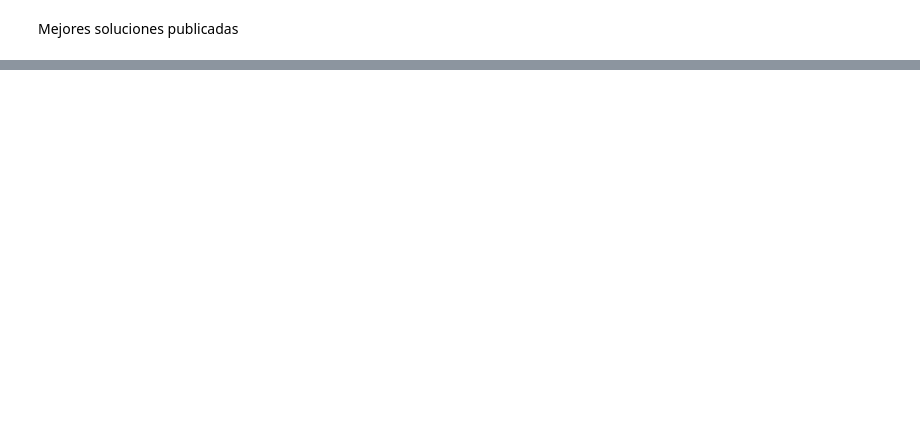
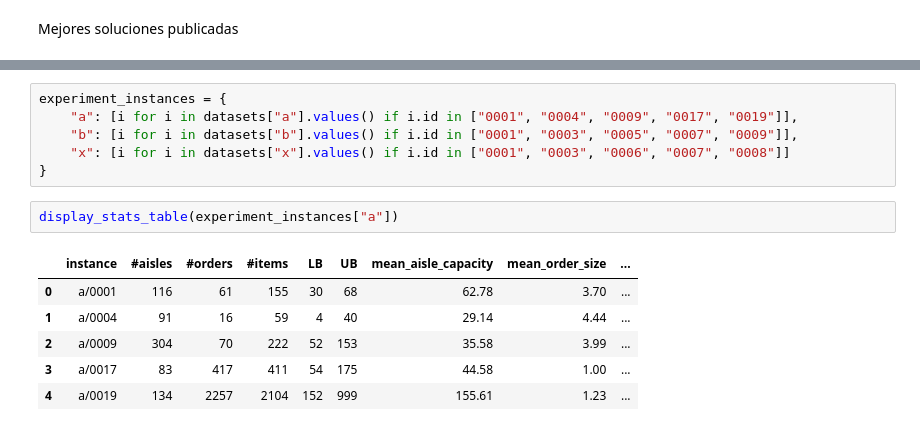
Before and after one commit to marcoZunino/AlgoritmosEvolutivos-challenge-sbpo-2025, a Jupyter notebook: experimental_results.ipynb, the cells around one changed output, grey strips where cells are left out. Saved outputs shown, nothing was run; the diff lists cells and outputs as text; blank space fills up the shorter version.

```diff
--- a/experimental_results.ipynb
+++ b/experimental_results.ipynb
@@ -235,0 +123,15 @@ Result for instance x/instance_0015.txt: {'is_feasible': True, 'objective_value'
+# %%
+experiment_instances = {
+    "a": [i for i in datasets["a"].values() if i.id in ["0001", "0004", "0009", "0017", "0019"]],
+    "b": [i for i in datasets["b"].values() if i.id in ["0001", "0003", "0005", "0007", "0009"]],
+    "x": [i for i in datasets["x"].values() if i.id in ["0001", "0003", "0006", "0007", "0008"]]
+}
+# %%
+display_stats_table(experiment_instances["a"])
+# %% [output]
+|  | instance | #aisles | #orders | #items | LB | UB | mean_aisle_capacity | mean_order_size | ... |
+| 0 | a/0001 | 116 | 61 | 155 | 30 | 68 | 62.78 | 3.70 | ... |
+| 1 | a/0004 | 91 | 16 | 59 | 4 | 40 | 29.14 | 4.44 | ... |
+| 2 | a/0009 | 304 | 70 | 222 | 52 | 153 | 35.58 | 3.99 | ... |
+| 3 | a/0017 | 83 | 417 | 411 | 54 | 175 | 44.58 | 1.00 | ... |
+| 4 | a/0019 | 134 | 2257 | 2104 | 152 | 999 | 155.61 | 1.23 | ... |
```
Also changed, not shown: parts of 13 cells of this notebook, 5 other files.
